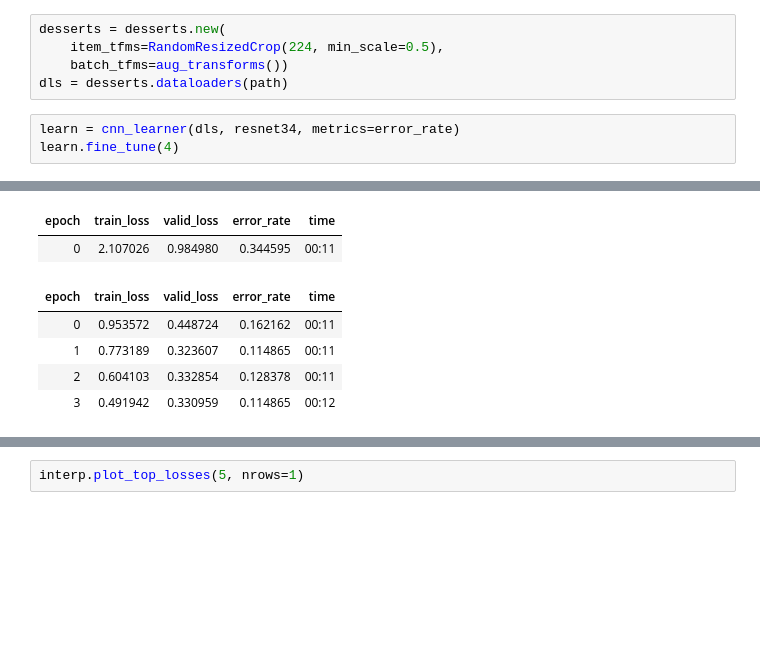
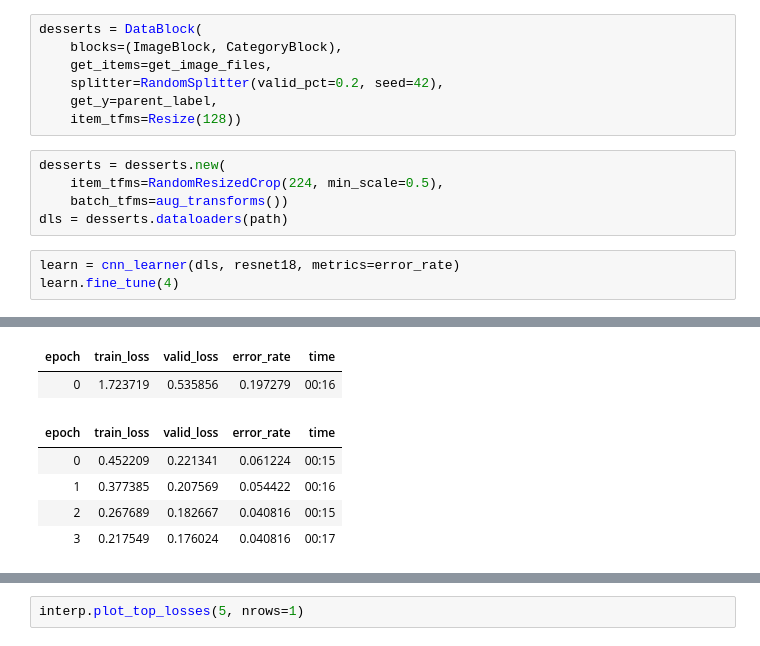
Before and after one commit to phillipazellner/Dessert_Classifier_LG, a Jupyter notebook: Dessert_Trainer.ipynb, the cells around one changed output, grey strips where cells are left out. Cells and saved outputs as stored; diff of their text form; blank space fills up the shorter version.

```diff
--- a/Dessert_Trainer.ipynb
+++ b/Dessert_Trainer.ipynb
@@ -53,12 +59,19 @@ failed.map(Path.unlink);
 ## Training the Model, and Using It to Clean Your Data
 # %% [markdown]
 #### (SECTION A) This is where you come back to when you're finished cleaning your data
+# %%
+desserts = DataBlock(
+    blocks=(ImageBlock, CategoryBlock),
+    get_items=get_image_files,
+    splitter=RandomSplitter(valid_pct=0.2, seed=42),
+    get_y=parent_label,
+    item_tfms=Resize(128))
 # %%
 desserts = desserts.new(
     item_tfms=RandomResizedCrop(224, min_scale=0.5),
     batch_tfms=aug_transforms())
 dls = desserts.dataloaders(path)
 # %%
-learn = cnn_learner(dls, resnet34, metrics=error_rate)
+learn = cnn_learner(dls, resnet18, metrics=error_rate)
 learn.fine_tune(4)
 # %% [output]
@@ -65,10 +79,10 @@ learn.fine_tune(4)
 | epoch | train_loss | valid_loss | error_rate | time |
-| 0 | 2.107026 | 0.984980 | 0.344595 | 00:11 |
+| 0 | 1.723719 | 0.535856 | 0.197279 | 00:16 |
 | epoch | train_loss | valid_loss | error_rate | time |
-| 0 | 0.953572 | 0.448724 | 0.162162 | 00:11 |
-| 1 | 0.773189 | 0.323607 | 0.114865 | 00:11 |
-| 2 | 0.604103 | 0.332854 | 0.128378 | 00:11 |
-| 3 | 0.491942 | 0.330959 | 0.114865 | 00:12 |
+| 0 | 0.452209 | 0.221341 | 0.061224 | 00:15 |
+| 1 | 0.377385 | 0.207569 | 0.054422 | 00:16 |
+| 2 | 0.267689 | 0.182667 | 0.040816 | 00:15 |
+| 3 | 0.217549 | 0.176024 | 0.040816 | 00:17 |
 # %%
 interp = ClassificationInterpretation.from_learner(learn)
 interp.plot_confusion_matrix()
```
Also changed, not shown: parts of 8 cells of this notebook, 3 other files.
